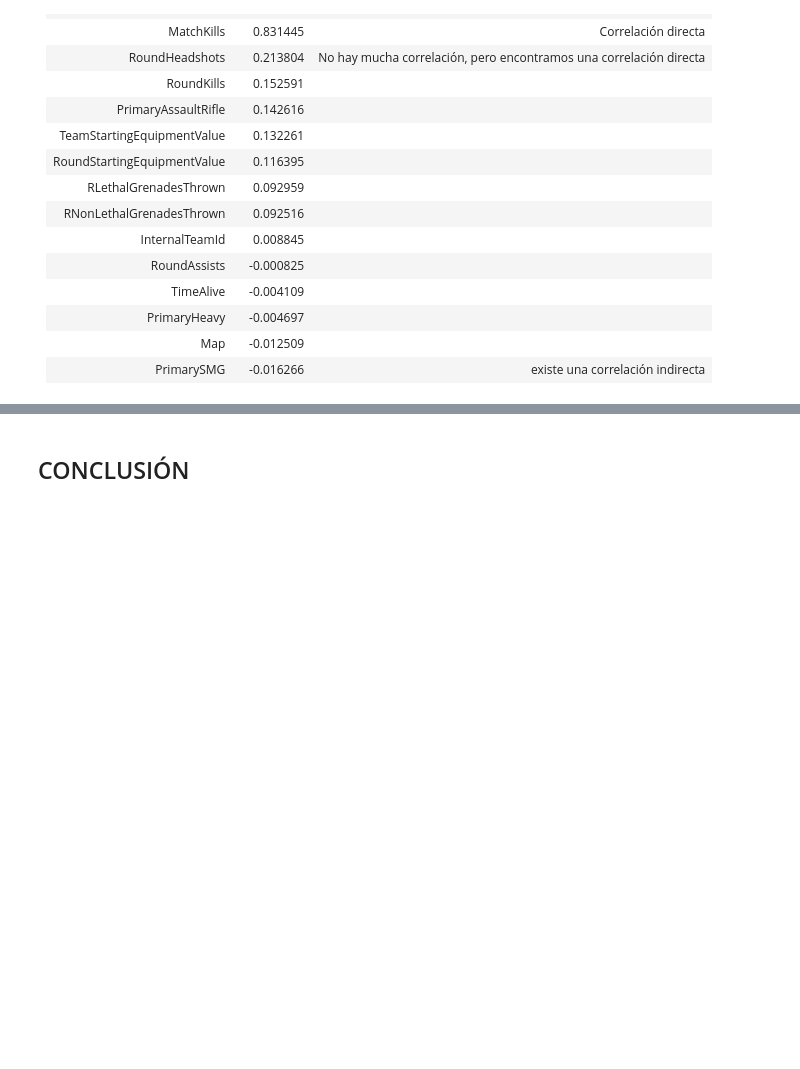
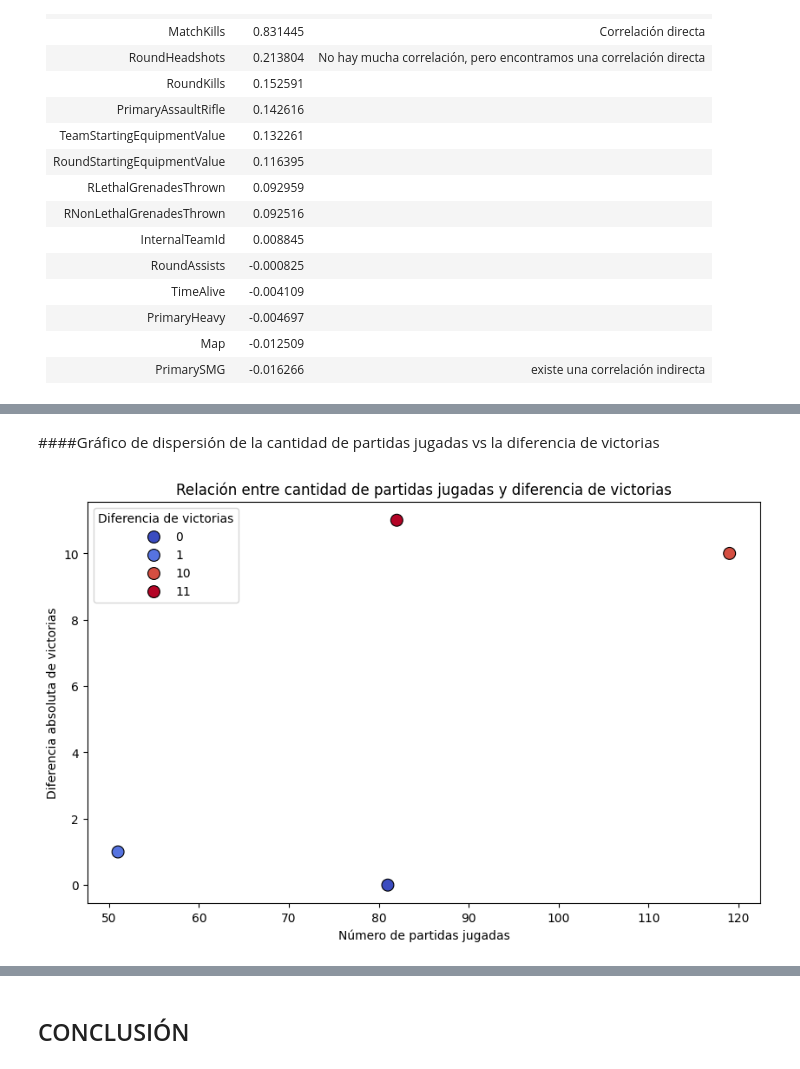
Before and after one commit to Eduardo-G0nzalez/Ev2MachineLearning, a Jupyter notebook: Informe_Tecnico_FMY0100.ipynb, the cells around one changed output, grey strips where cells are left out. Saved outputs shown, nothing was run; the diff lists cells and outputs as text; code cells hidden in the pictures; blank space fills up the shorter version.

```diff
--- a/Informe_Tecnico_FMY0100.ipynb
+++ b/Informe_Tecnico_FMY0100.ipynb
@@ -921,0 +1062,12 @@ Name: MatchHeadshots, dtype: float64
+# %% [markdown]
+####Gráfico de dispersión de la cantidad de partidas jugadas vs la diferencia de victorias
+# %%
+plt.figure(figsize=(10, 6))
+sns.scatterplot(x=map_team_wins['Match_Count'], y=map_team_wins['Abs_Win_Diff'], hue=map_team_wins['Abs_Win_Diff'], palette='coolwarm', s=100, edgecolor='black')
+plt.title('Relación entre cantidad de partidas jugadas y diferencia de victorias')
+plt.xlabel('Número de partidas jugadas')
+plt.ylabel('Diferencia absoluta de victorias')
+plt.legend(title='Diferencia de victorias')
+plt.show()
+# %% [output]
+[figure, added]
```
Also changed, not shown: parts of 19 cells of this notebook.
